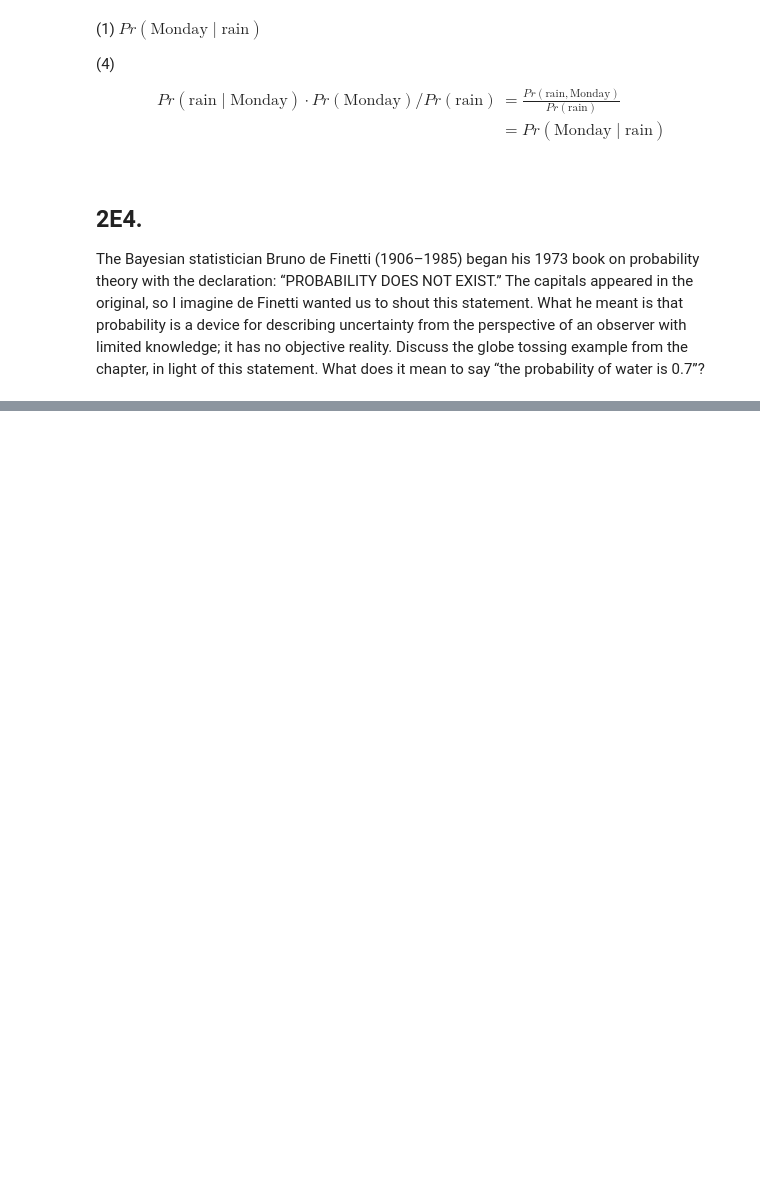
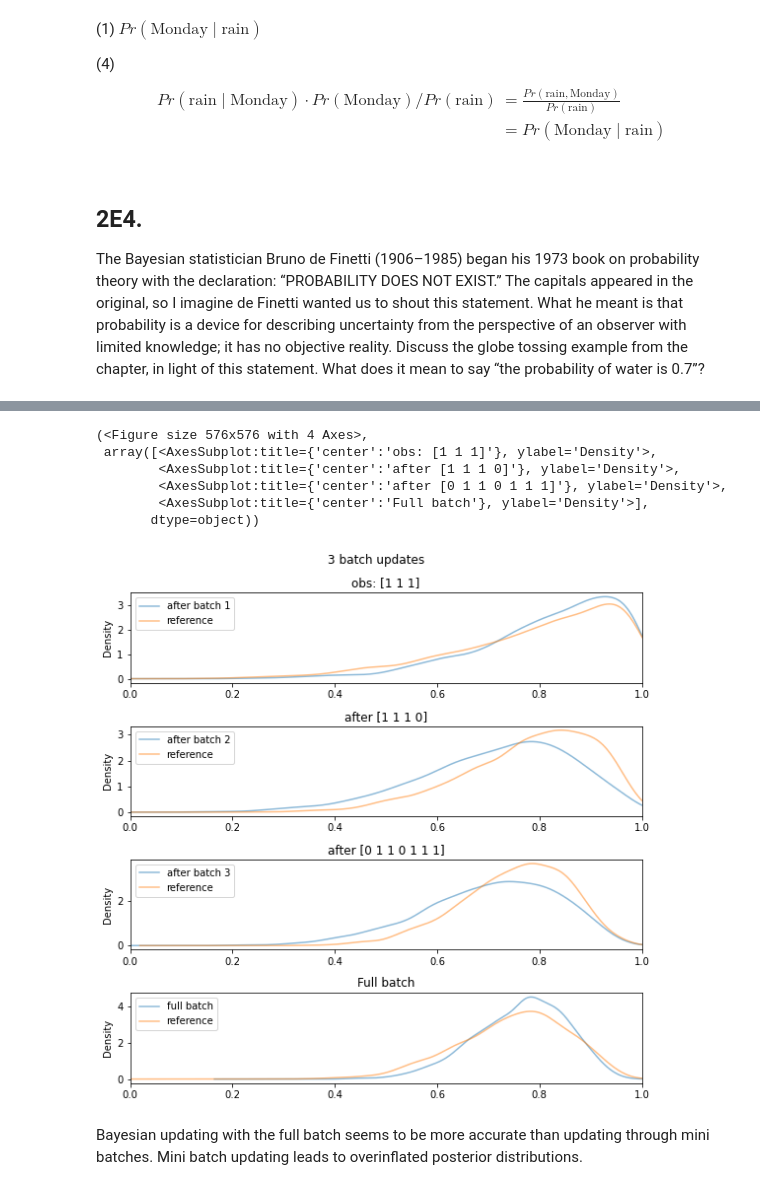
Before and after one commit to Edderic/statistical-rethinking-unlikely, a Jupyter notebook: ch-2.ipynb, the cells around one changed output, grey strips where cells are left out. Drawn from its saved outputs; the diff is of its cells as text; code cells hidden in the pictures; blank space fills up the shorter version.

```diff
--- a/ch-2.ipynb
+++ b/ch-2.ipynb
@@ -68,0 +194,79 @@ In the case of the globe tossing example, it means that there is some "true" pro
+# %%
+create_images_from_data(
+    data={
+        'title': '3 batch updates',
+        'data': [
+            [
+                {
+                    'title': f"obs: {obs[:3]}",
+                    'data': [
+                        data_to_display[0],
+                        pd.DataFrame({
+                            'reference': np.random.beta(
+                                obs[:3].sum() + 1,
+                                len(obs[:3]) - obs[:3].sum() + 1,
+                                num_particles
+                            )
+                        })
+
+                    ]
+                },
+                {
+                    'title': f"after {obs[3:7]}",
+                    'data': [
+                        data_to_display[1],
+                        pd.DataFrame({
+                            'reference': np.random.beta(
+                                obs[:7].sum() + 1,
+                                len(obs[:7]) - obs[:7].sum() + 1,
+                                num_particles
+                            )
+                        })
+                    ]
+                },
+                {
+                    'title': f"after {obs[7:]}",
+                    'data': [
+                        data_to_display[2],
+                        pd.DataFrame({
+                            'reference': np.random.beta(
+                                obs.sum() + 1,
+                                len(obs) - obs.sum() + 1,
+                                num_particles
+                            )
+                        })
+                    ]
+                },
+                {
+                    'title': "Full batch",
+                    'data': [
+                        pd.DataFrame(
+                            models_full_batch[0].prev_accepted_proposals
+                        ).rename(
+                            columns={'beta': 'full batch'}
+                        ),
+                        pd.DataFrame({
+                            'reference': np.random.beta(
+                                obs.sum() + 1,
+                                len(obs) - obs.sum() + 1,
+                                num_particles
+                            )
+                        })
+                    ]
+                }
+            ]
+        ]
+    },
+    xlim=(0,1),
+    figsize_mult=(2,8)
+)
+# %% [output]
+(<Figure size 576x576 with 4 Axes>,
+ array([<AxesSubplot:title={'center':'obs: [1 1 1]'}, ylabel='Density'>,
+        <AxesSubplot:title={'center':'after [1 1 1 0]'}, ylabel='Density'>,
+        <AxesSubplot:title={'center':'after [0 1 1 0 1 1 1]'}, ylabel='Density'>,
+        <AxesSubplot:title={'center':'Full batch'}, ylabel='Density'>],
+       dtype=object))
+[figure, added]
+# %% [markdown]
+Bayesian updating with the full batch seems to be more accurate than updating through mini batches. Mini batch updating leads to overinflated posterior distributions.
```
Also changed, not shown: parts of 7 cells of this notebook.
